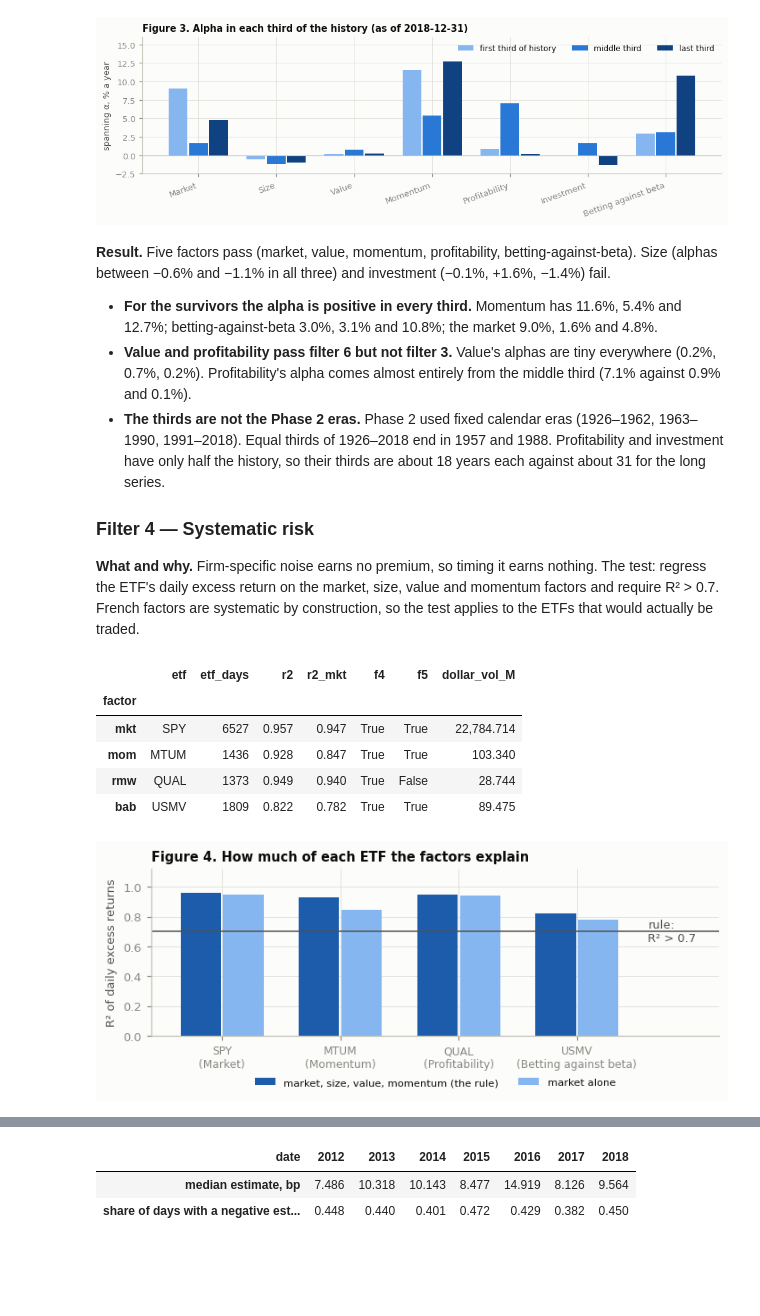
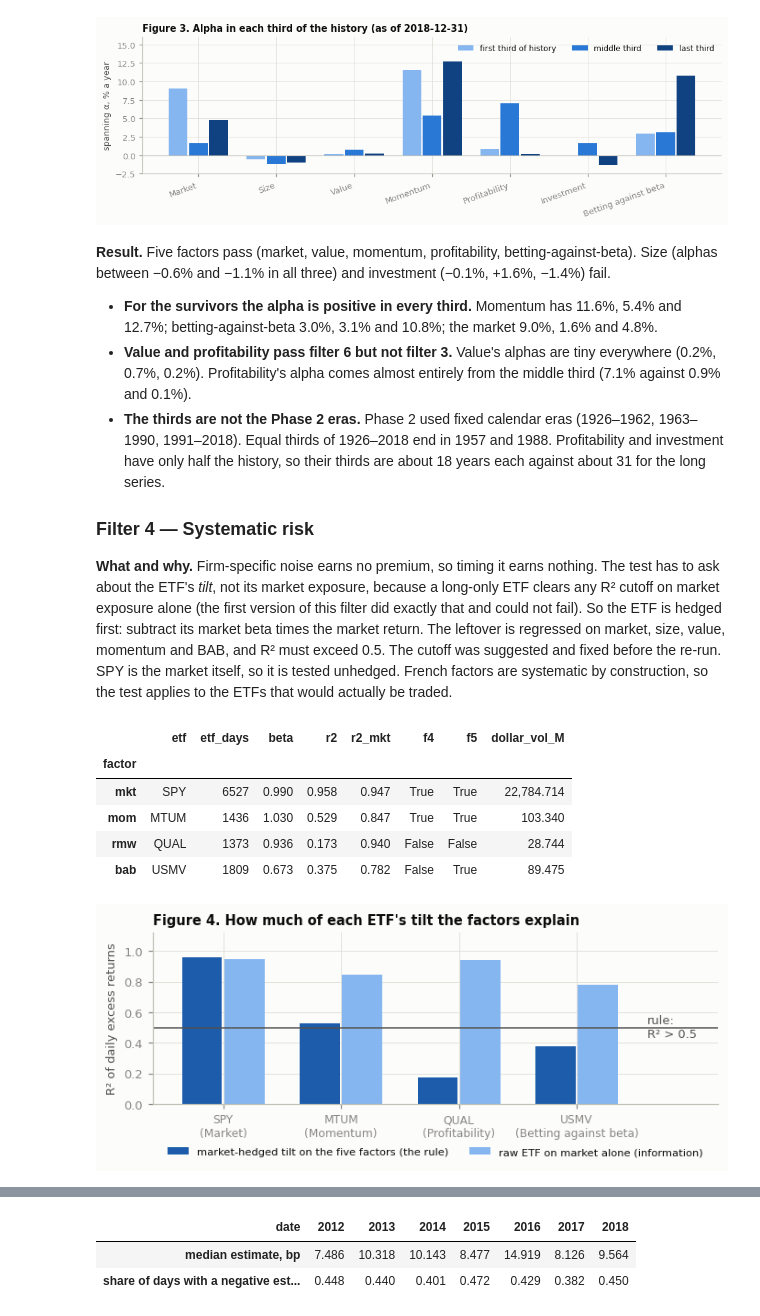
Before and after one commit to Flx183/volatility-managed-portfolio, a Jupyter notebook: reports/phase3_screening.ipynb, the cells around one changed output, grey strips where cells are left out. Drawn from its saved outputs; the diff is of its cells as text; code cells hidden in the pictures; blank space fills up the shorter version.

```diff
--- a/reports/phase3_screening.ipynb
+++ b/reports/phase3_screening.ipynb
@@ -223,29 +227,29 @@ fig.tight_layout()
 
 ### Filter 4 — Systematic risk
 
-**What and why.** Firm-specific noise earns no premium, so timing it earns nothing. The test: regress the ETF's daily excess return on the market, size, value and momentum factors and require R² > 0.7. French factors are systematic by construction, so the test applies to the ETFs that would actually be traded.
+**What and why.** Firm-specific noise earns no premium, so timing it earns nothing. The test has to ask about the ETF's *tilt*, not its market exposure, because a long-only ETF clears any R² cutoff on market exposure alone (the first version of this filter did exactly that and could not fail). So the ETF is hedged first: subtract its market beta times the market return. The leftover is regressed on market, size, value, momentum and BAB, and R² must exceed 0.5. The cutoff was suggested and fixed before the re-run. SPY is the market itself, so it is tested unhedged. French factors are systematic by construction, so the test applies to the ETFs that would actually be traded.
 # %%
-etf = final[final["etf"] != "none"][["etf", "etf_days", "r2", "r2_mkt", "f4", "dollar_vol", "f5"]]
+etf = final[final["etf"] != "none"][["etf", "etf_days", "beta", "r2", "r2_mkt", "f4", "dollar_vol", "f5"]]
 etf = etf.assign(dollar_vol_M=etf["dollar_vol"] / 1e6).drop(columns="dollar_vol")
 display(etf)
 
 fig, ax = plt.subplots(figsize=(6.5, 2.8))
 x = np.arange(len(etf))
-ax.bar(x - 0.18, etf["r2"], width=0.34, color=DARK, label="market, size, value, momentum (the rule)")
-ax.bar(x + 0.18, etf["r2_mkt"], width=0.34, color="#86b6ef", label="market alone")
+ax.bar(x - 0.18, etf["r2"], width=0.34, color=DARK, label="market-hedged tilt on the five factors (the rule)")
+ax.bar(x + 0.18, etf["r2_mkt"], width=0.34, color="#86b6ef", label="raw ETF on market alone (information)")
 ax.axhline(sc.SCREEN_RULES["etf_r2"], color=INK2, lw=1)
-ax.text(len(etf) - 0.4, sc.SCREEN_RULES["etf_r2"], "rule:\nR² > 0.7", ha="left", va="center", color=INK2)
+ax.text(len(etf) - 0.4, sc.SCREEN_RULES["etf_r2"], "rule:\nR² > 0.5", ha="left", va="center", color=INK2)
 ax.set_xticks(x, [f"{e}\n({NAMES[f]})" for f, e in zip(etf.index, etf["etf"])], fontsize=8)
 ax.set_xlim(-0.6, len(etf) + 0.2); ax.set_ylim(0, 1.12); ax.set_ylabel("R² of daily excess returns")
 ax.legend(loc="upper center", bbox_to_anchor=(0.5, -0.2), ncol=2, fontsize=7.5)
-ax.set_title("Figure 4. How much of each ETF the factors explain")
+ax.set_title("Figure 4. How much of each ETF's tilt the factors explain")
 fig.tight_layout()
 # %% [output]
-|  | etf | etf_days | r2 | r2_mkt | f4 | f5 | dollar_vol_M |
-| factor |  |  |  |  |  |  |  |
-| mkt | SPY | 6527 | 0.957 | 0.947 | True | True | 22,784.714 |
-| mom | MTUM | 1436 | 0.928 | 0.847 | True | True | 103.340 |
-| rmw | QUAL | 1373 | 0.949 | 0.940 | True | False | 28.744 |
-| bab | USMV | 1809 | 0.822 | 0.782 | True | True | 89.475 |
+|  | etf | etf_days | beta | r2 | r2_mkt | f4 | f5 | dollar_vol_M |
+| factor |  |  |  |  |  |  |  |  |
+| mkt | SPY | 6527 | 0.990 | 0.958 | 0.947 | True | True | 22,784.714 |
+| mom | MTUM | 1436 | 1.030 | 0.529 | 0.847 | True | True | 103.340 |
+| rmw | QUAL | 1373 | 0.936 | 0.173 | 0.940 | False | False | 28.744 |
+| bab | USMV | 1809 | 0.673 | 0.375 | 0.782 | False | True | 89.475 |
-[figure, old version]
+[figure, new version]
 # %% [markdown]
```
Also changed, not shown: parts of 13 cells of this notebook, 6 other files.
